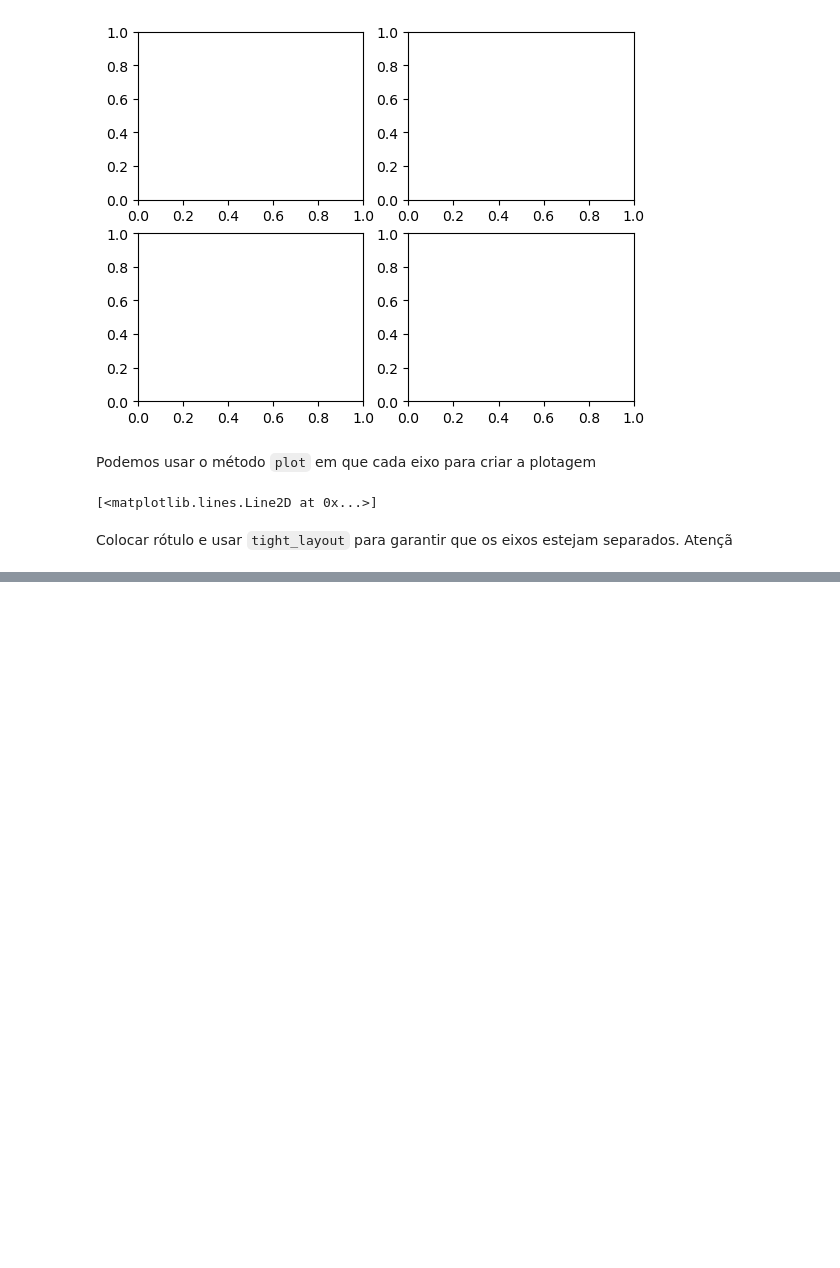
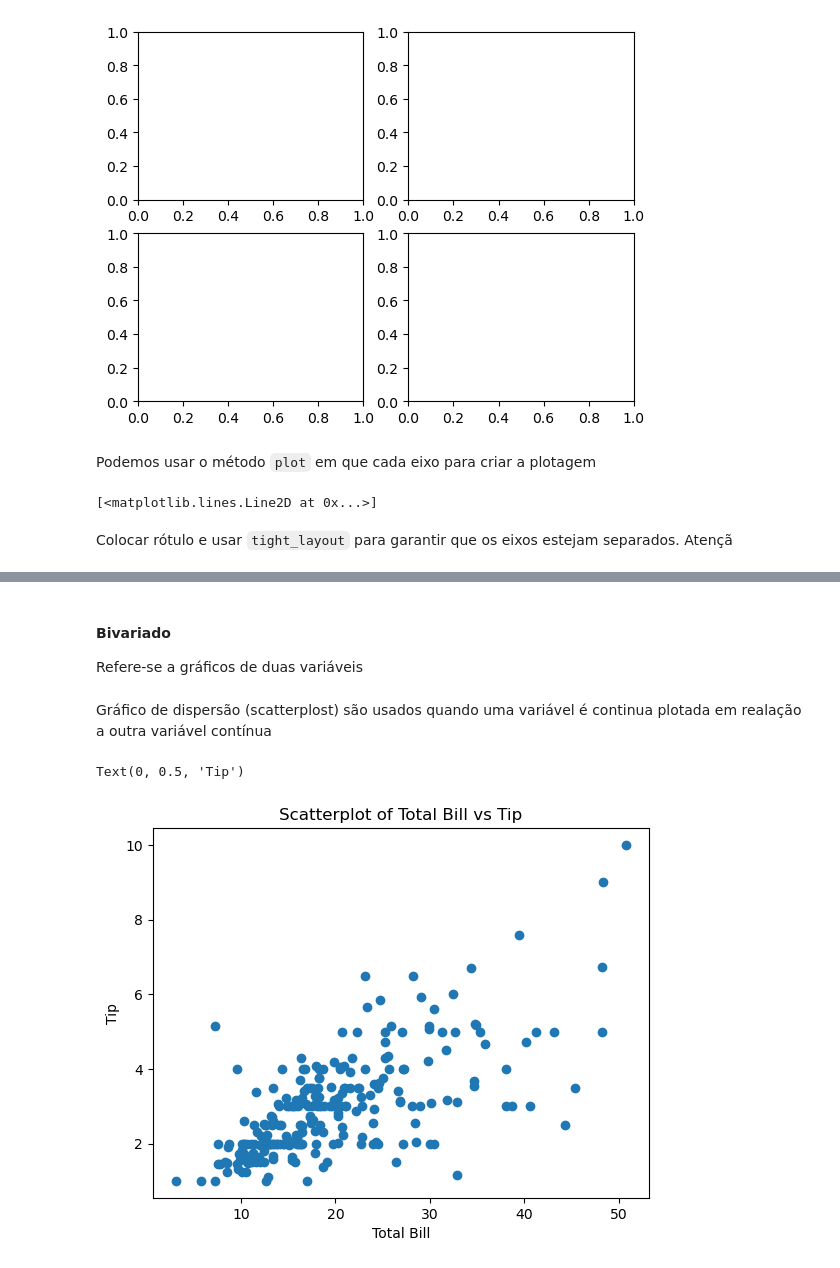
Before and after one commit to mateusyamaguti/TUTORIAL-Analise-de-dados-com-python-e-pandas, a Jupyter notebook: notebooks/3_capitulo/3_capitulo.ipynb, the cells around one changed output, grey strips where cells are left out. Saved outputs shown, nothing was run; the diff lists cells and outputs as text; code cells hidden in the pictures; blank space fills up the shorter version.

```diff
--- a/notebooks/3_capitulo/3_capitulo.ipynb
+++ b/notebooks/3_capitulo/3_capitulo.ipynb
@@ -107,0 +133,16 @@ fig
+# %% [markdown]
+#### Bivariado
+Refere-se a gráficos de duas variáveis
+# %% [markdown]
+Gráfico de dispersão (scatterplost) são usados quando uma variável é continua plotada em realação a outra variável contínua
+# %%
+scatter_plot = plt.figure()
+axes1 = scatter_plot.add_subplot(1, 1, 1)
+axes1.scatter(tips["total_bill"], tips["tip"])
+axes1.set_title("Scatterplot of Total Bill vs Tip")
+axes1.set_xlabel("Total Bill")
+axes1.set_ylabel("Tip")
+# scatter_plot.show()
+# %% [output]
+Text(0, 0.5, 'Tip')
+[figure, added]
```
Also changed, not shown: parts of 17 cells of this notebook, 3 other files.
